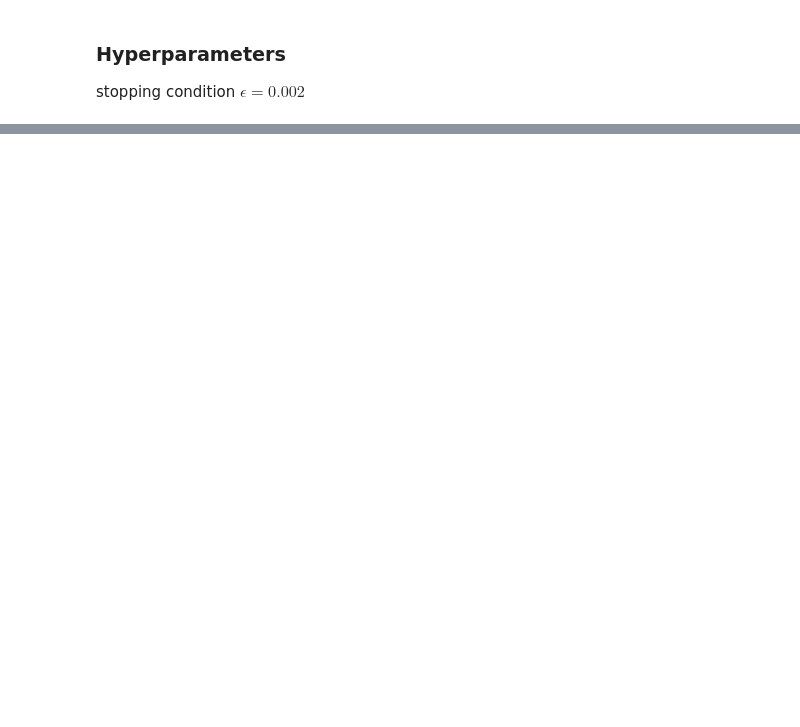
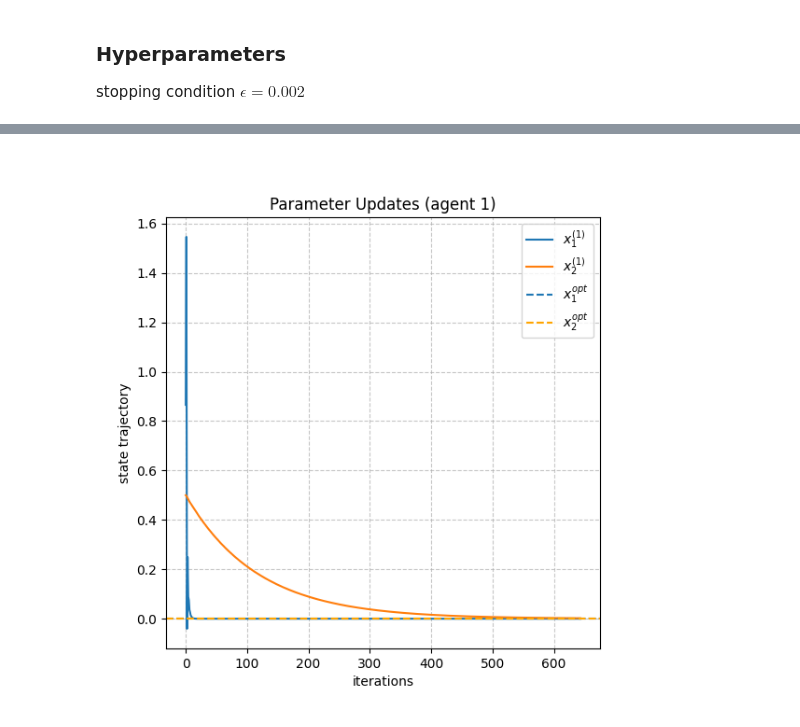
Before and after one commit to AndreiLix/FrODO, a Jupyter notebook: FOLDER_code/impact_InitialConditions.ipynb, the cells around one changed output, grey strips where cells are left out. Drawn from its saved outputs; the diff is of its cells as text; code cells hidden in the pictures; blank space fills up the shorter version.

```diff
--- a/FOLDER_code/impact_InitialConditions.ipynb
+++ b/FOLDER_code/impact_InitialConditions.ipynb
@@ -806,0 +424,20 @@ TypeError: object of type 'function' has no len()
+# %%
+# inspecting longer convergence time
+
+x_1 = performance_dict[(0.8660254037844387, 0.49999999999999994)]["x_history"][:, 0, 0, 0]
+x_2 = performance_dict[(0.8660254037844387, 0.49999999999999994)]["x_history"][:, 0, 1, 0]
+
+fig, ax = plt.subplots(figsize=(6, 6), dpi=100)
+
+ax.plot(range(len(x_1)), x_1, label= r"$x_1^{(1)}$" )
+ax.plot(range(len(x_2)), x_2, label= r"$x_2^{(1)}$" )
+ax.axhline(y= 0, linestyle='dashed', label= r"$x_1^{opt}$")
+ax.axhline(y= 0, linestyle='dashed', label=r"$x_2^{opt}$", color="orange")
+ax.set_title("Parameter Updates (agent 1)")
+ax.set_xlabel("iterations")
+ax.set_ylabel("state trajectory")
+ax.grid(True, linestyle='--', alpha=0.7)
+ax.legend()
+plt.show()
+# %% [output]
+[figure, added]
```
Also changed, not shown: parts of 27 cells of this notebook, 2 other files.
